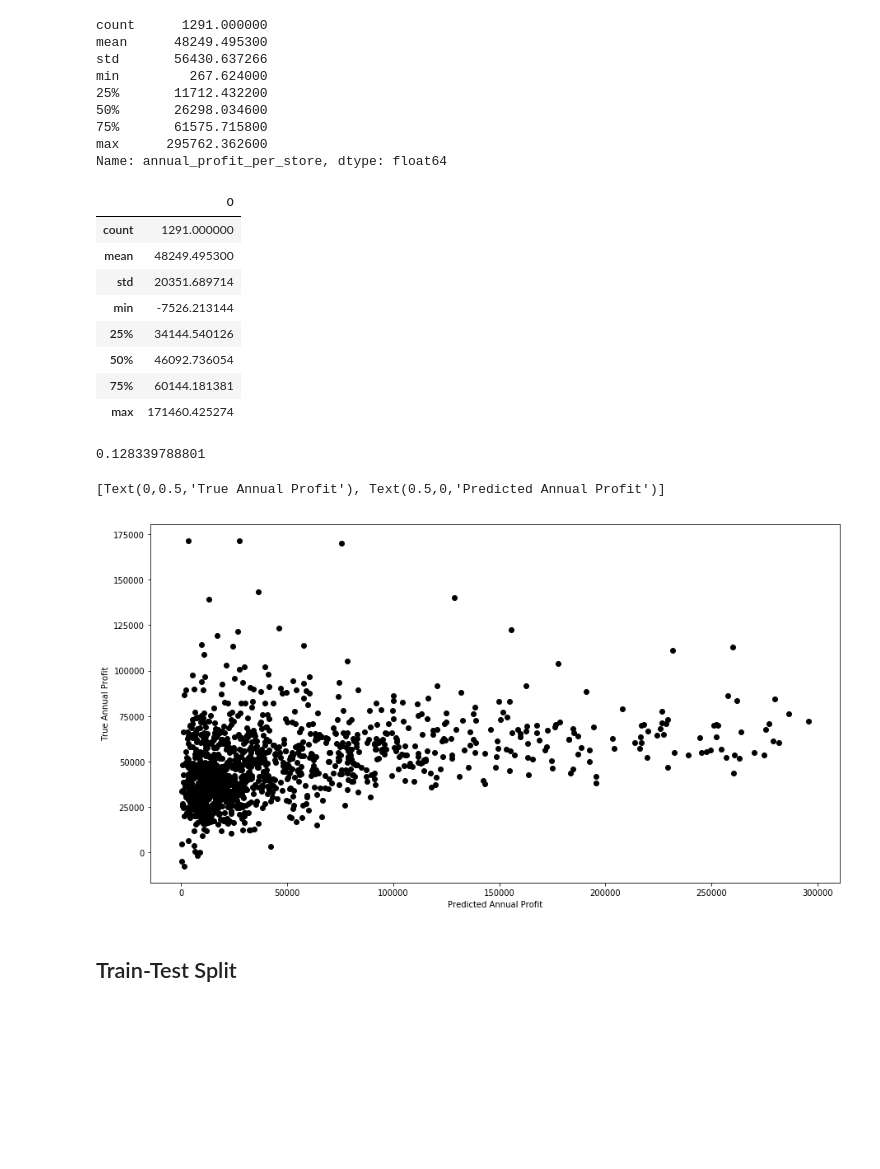
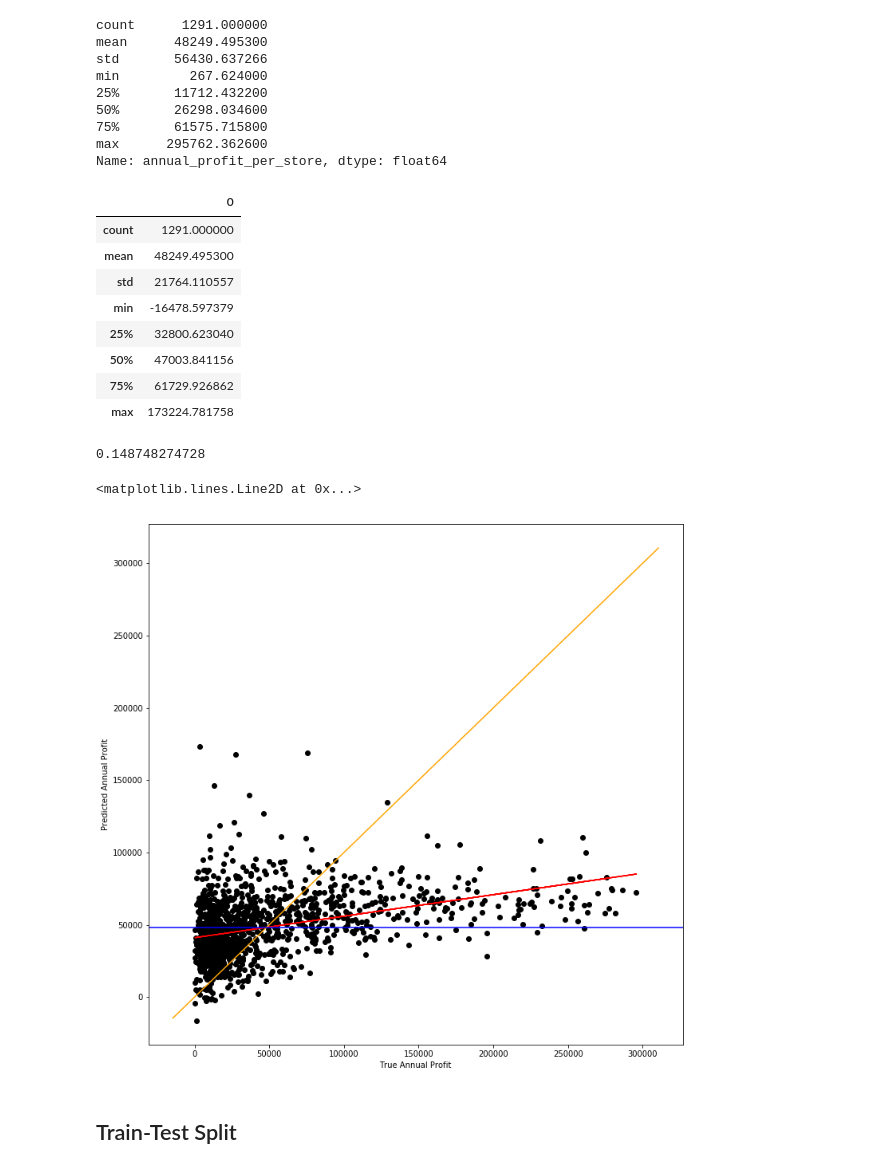
Before and after one commit to austinlasseter/Iowa_Liquor, a Jupyter notebook: code/5 - Evaluating the Model Performance.ipynb, the cells around one changed output. Saved outputs shown, nothing was run; the diff lists cells and outputs as text; code cells hidden in the pictures; blank space fills up the shorter version.

```diff
--- a/code/5 - Evaluating the Model Performance.ipynb
+++ b/code/5 - Evaluating the Model Performance.ipynb
@@ -10,7 +11,7 @@ import matplotlib.pyplot as plt
 %matplotlib inline
 # %%
 ## Load the data into a DataFrame
-stores=pd.read_csv('/Users/austinlasseter/DSI-EC-2/projects/datasets/stores_postEDA.csv')
+stores=pd.read_csv('/Users/austinlasseter/DSI-EC-2/projects/datasets/stores_modeling.csv')
 stores=stores.drop(['Unnamed: 0'], axis=1)
 # %% [markdown]
 ## What's the R-squared of our model?
@@ -23,9 +30,11 @@ Index(['store_id', 'fips', 'metro', 'unemployment', 'income', 'population',
       dtype='object')
 # %%
-# This is model #5 from the previous notebook (I'm using SK Learn this time, not stats models)
+# This is model 7c from the previous notebook (I'm using SK Learn this time, not stats models)
 dep = stores['annual_profit_per_store'] # This is the outcome I want to predict
-indep = stores.drop(['store_id', 'fips','unemp_bins', 'income_bins',
-                     'pop_bins', 'annual_profit_per_store', 'unemployment', 'population'],
+indep = stores.drop(['store_id', 'fips', 'metro', 'unemployment', 'income', 'population',
+       'annual_profit_per_store',
+       'number_of_stores', 'unemp_bins', 'income_bins', 'pop_bins',
+       'nstores_bins', 'density_bins'],
                     axis = 'columns') # These are the features that predict it
 lm = linear_model.LinearRegression(fit_intercept=True,
                                    normalize=False,
@@ -55,33 +70,44 @@ preds.describe()
 |  | 0 |
 | count | 1291.000000 |
 | mean | 48249.495300 |
-| std | 20351.689714 |
-| min | -7526.213144 |
-| 25% | 34144.540126 |
-| 50% | 46092.736054 |
-| 75% | 60144.181381 |
-| max | 171460.425274 |
+| std | 21764.110557 |
+| min | -16478.597379 |
+| 25% | 32800.623040 |
+| 50% | 47003.841156 |
+| 75% | 61729.926862 |
+| max | 173224.781758 |
 # %%
-# This is our R-sqsuared score: we explain about 12% of the variability in the out
-print(slr.score(indep, dep))
+# This is our R-sqsuared score: we explain about 13% of the variability in the outcome with this model.
+print(lm.score(indep, dep))
 # %% [output]
-0.128339788801
+0.148748274728
 # %%
 # create a figure
-fig = plt.figure(figsize=(15,7))
-fig.set_figheight(8)
-fig.set_figwidth(15)
+fig = plt.figure(figsize=(12,12))
+fig.set_figheight(12)
+fig.set_figwidth(12)
 
 # get the axis
 ax = fig.gca()
 
 # plot it
 ax.scatter(x=dep, y=preds, c='k')
-ax.set(xlabel='Predicted Annual Profit', ylabel='True Annual Profit')
-# ax.plot(stores['annual_profit_per_store'], preds, color='b');
+ax.set(xlabel='True Annual Profit', ylabel='Predicted Annual Profit')
+
+# add the trend line of my model
+fit = np.polyfit(dep, preds, deg=1)
+ax.plot(dep, fit[0] * dep + fit[1], color='red')
+
+# add the line of best fit (45-degree angle)
+ax.plot(ax.get_xlim(), ax.get_xlim(), color='orange')
+
+# plot a line at the mean
+plt.axhline(y=stores.annual_profit_per_store.mean(), color='blue')
+
+# Interpretation: My model is under-predicting true annual profit, but it's better than just taking the mean (flat)
 # %% [output]
-[Text(0,0.5,'True Annual Profit'), Text(0.5,0,'Predicted Annual Profit')]
+<matplotlib.lines.Line2D at 0x...>
-[figure, old version]
+[figure, new version]
 # %% [markdown]
 ## Train-Test Split
 # %%
```
Also changed, not shown: parts of 13 cells of this notebook, 5 other files.
